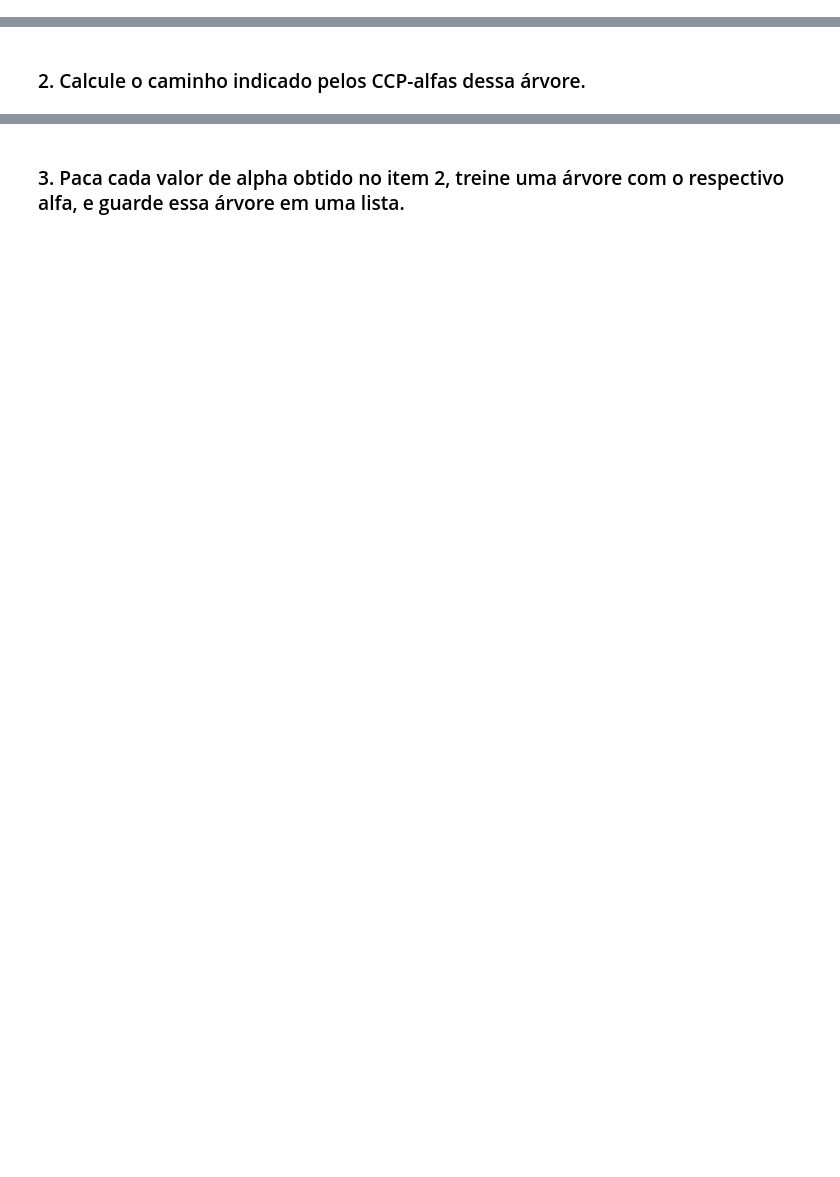
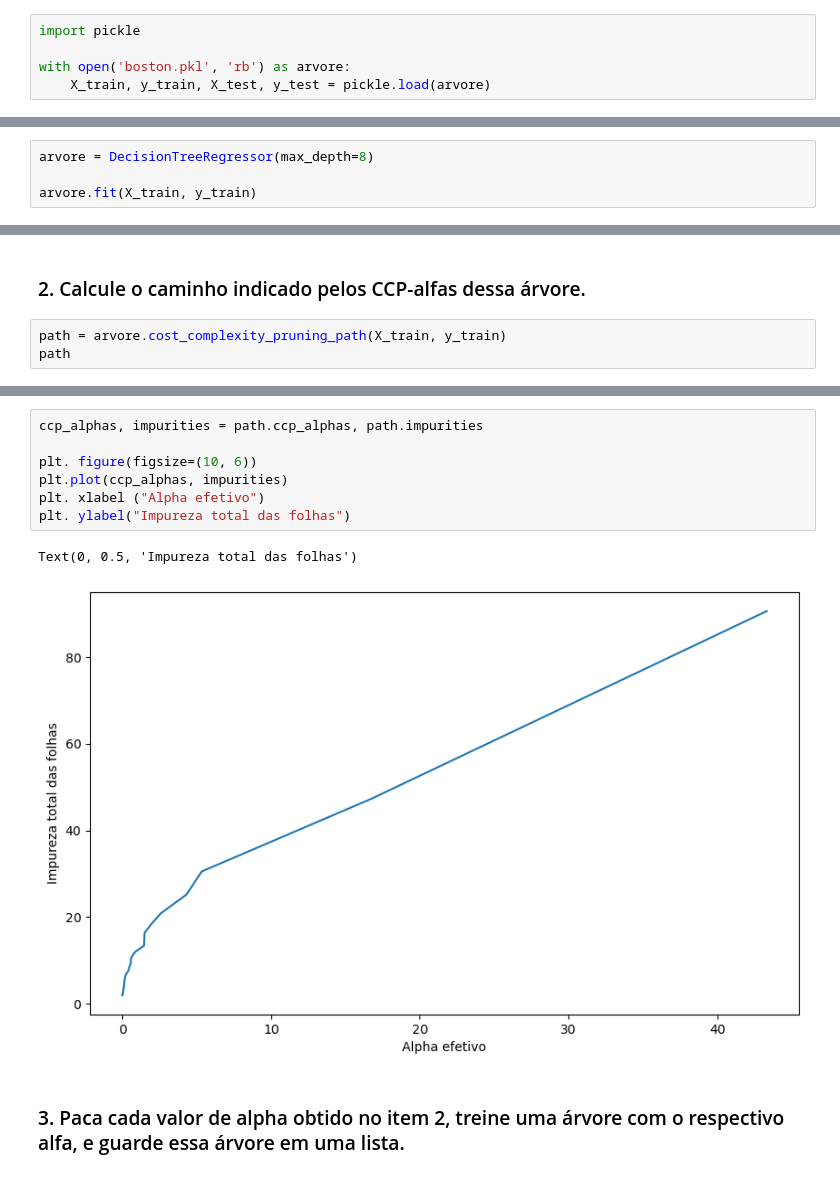
Before and after one commit to ReyDroy/Ebac_cientista_de_dados, a Jupyter notebook: MODULO 11/Mod11EX_2.ipynb, the cells around one changed output, grey strips where cells are left out. Cells and saved outputs as stored; diff of their text form; blank space fills up the shorter version.

```diff
--- a/MODULO 11/Mod11EX_2.ipynb
+++ b/MODULO 11/Mod11EX_2.ipynb
@@ -56,0 +60,5 @@ IndentationError: unexpected indent (1156326290.py, line 2)
+# %%
+import pickle
+
+with open('boston.pkl', 'rb') as arvore:
+    X_train, y_train, X_test, y_test = pickle.load(arvore)
@@ -56,0 +82,4 @@ IndentationError: unexpected indent (1156326290.py, line 2)
+# %%
+arvore = DecisionTreeRegressor(max_depth=8)
+
+arvore.fit(X_train, y_train)
@@ -57,2 +93,5 @@ IndentationError: unexpected indent (1156326290.py, line 2)
 # %% [markdown]
 ### 2.  Calcule o caminho indicado pelos CCP-alfas dessa árvore.
+# %%
+path = arvore.cost_complexity_pruning_path(X_train, y_train)
+path
@@ -59,2 +116,12 @@ IndentationError: unexpected indent (1156326290.py, line 2)
+# %%
+ccp_alphas, impurities = path.ccp_alphas, path.impurities
+
+plt. figure(figsize=(10, 6))
+plt.plot(ccp_alphas, impurities)
+plt. xlabel ("Alpha efetivo")
+plt. ylabel("Impureza total das folhas")
+# %% [output]
+Text(0, 0.5, 'Impureza total das folhas')
+[figure, added]
 # %% [markdown]
 ### 3. Paca cada valor de alpha obtido no item 2, treine uma árvore com o respectivo alfa, e guarde essa árvore em uma lista.
```
Also changed, not shown: parts of 18 cells of this notebook.
